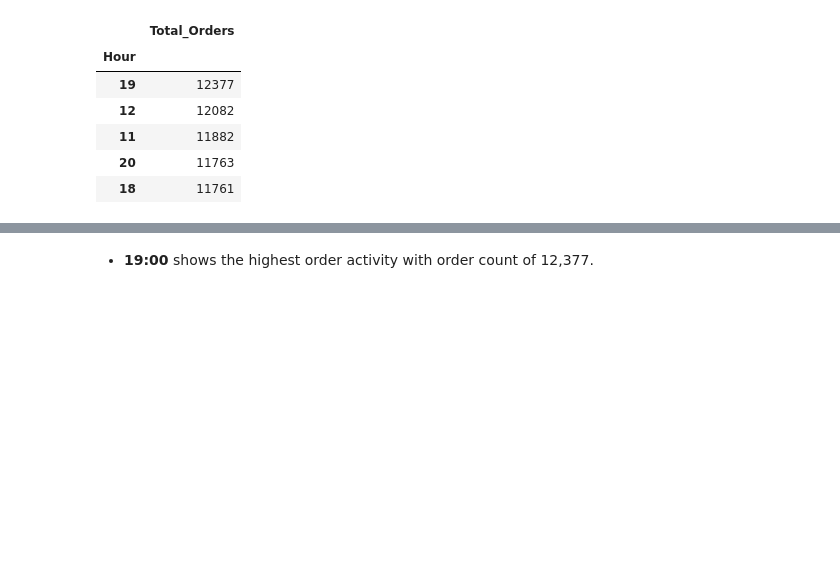
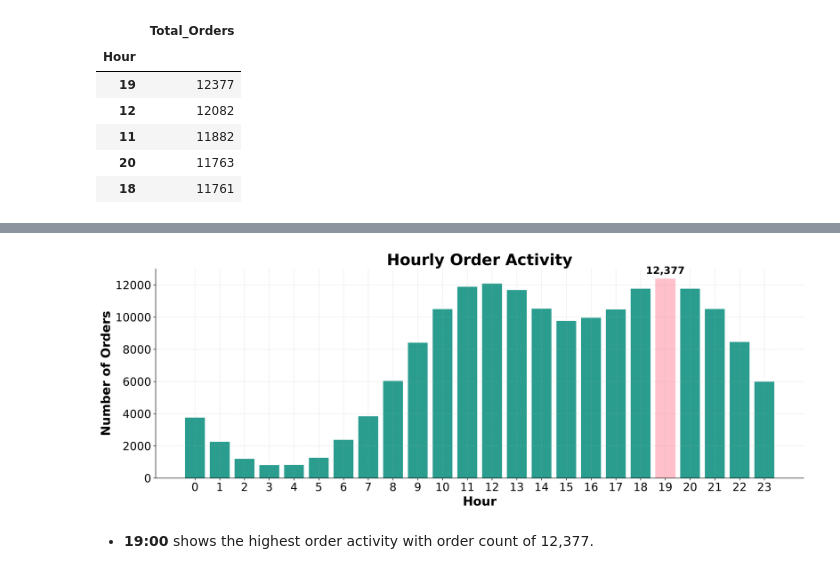
Before and after one commit to Ivy219/2026-Phase-2-Data-Science-IvyTANG, a Jupyter notebook: Part3/part3_submission.ipynb, the cells around one changed output, grey strips where cells are left out. Saved outputs shown, nothing was run; the diff lists cells and outputs as text; code cells hidden in the pictures; blank space fills up the shorter version.

```diff
--- a/Part3/part3_submission.ipynb
+++ b/Part3/part3_submission.ipynb
@@ -384,6 +468,7 @@ hourly_orders = (
     .agg(
         Total_Orders=("Order ID", "nunique")
     )
+    .sort_index()
 )
 
 # Sort by Total_Orders to get the Hour with the highest order activity
@@ -402,3 +501,40 @@ hourly_orders.sort_values(
+# %%
+# Visualise with bar chart
+plt.figure()
+
+bars = plt.bar(
+    hourly_orders.index.astype(str),
+    hourly_orders["Total_Orders"],
+    color=GREEN,
+    linewidth=0.8
+)
+
+plt.title("Hourly Order Activity")
+plt.xlabel("Hour")
+plt.ylabel("Number of Orders")
+
+# Highlight the hour with the most orders
+max_label = hourly_orders["Total_Orders"].idxmax()
+max_value = hourly_orders["Total_Orders"].max()
+max_pos = hourly_orders.index.get_loc(max_label)
+
+bars[max_pos].set_color("pink")
+plt.xticks(range(24))
+plt.annotate(
+    f"{max_value:,}",
+    xy=(max_pos, max_value),
+    xytext=(0, 8),
+    textcoords="offset points",
+    ha="center",
+    fontsize=16,
+    fontweight="bold"
+)
+
+plt.tight_layout()
+plt.savefig("Figures/Figure4_HourlyOrderActivity.png", dpi=300, bbox_inches="tight")
+plt.show()
+# %% [output]
+[figure, added]
 # %% [markdown]
 * **19:00** shows the highest order activity with order count of 12,377.
 # %% [markdown]
```
Also changed, not shown: parts of 6 cells of this notebook, 6 other files.
